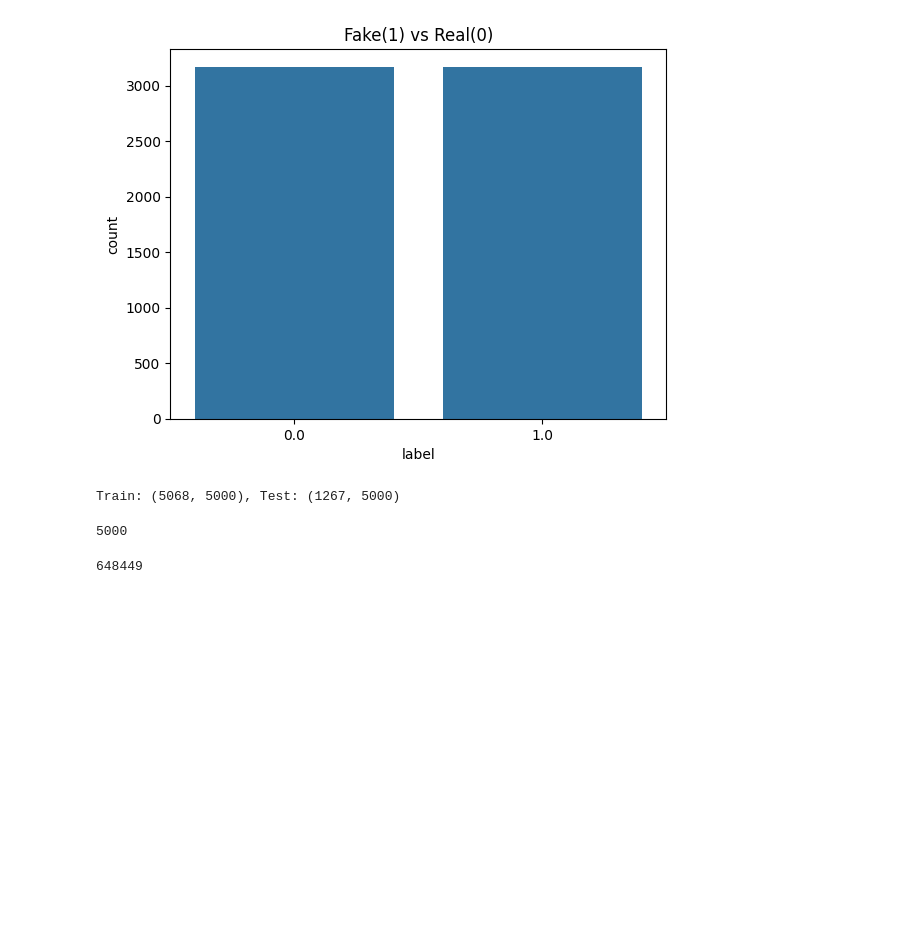
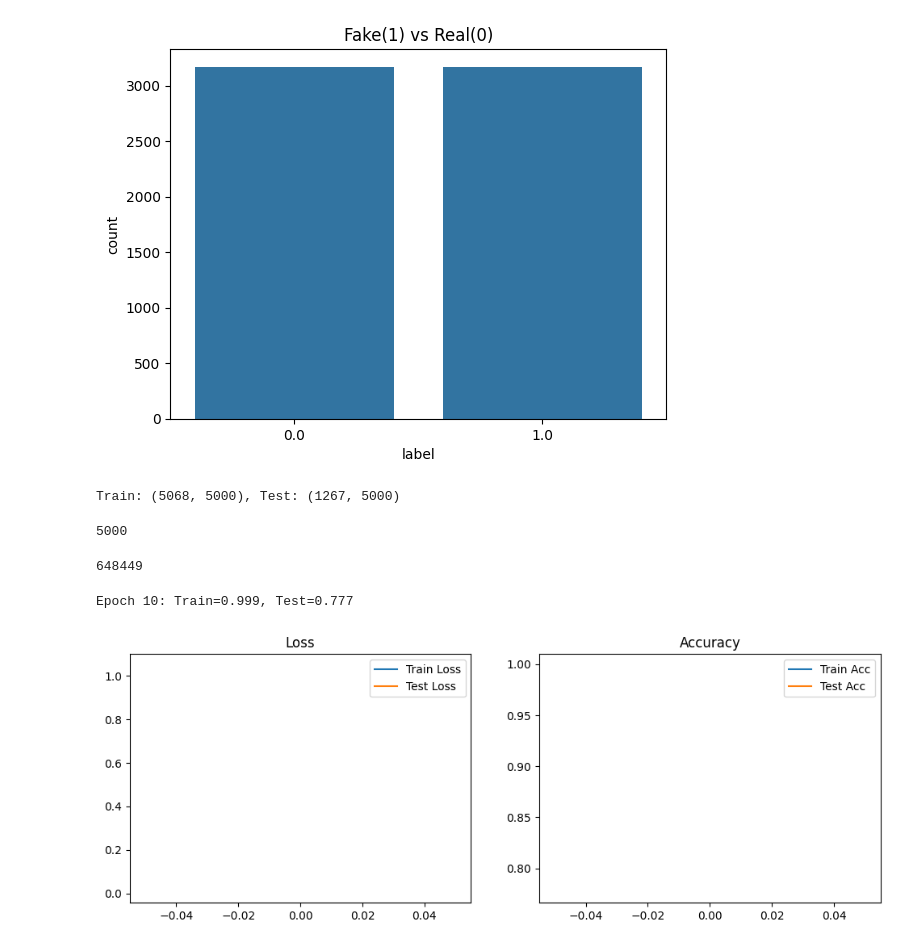
Before and after one commit to Herpsime/gdsc_study_session_ML_g1, a Jupyter notebook: news_neural_net/notebook/FakeNews.ipynb, the cells around one changed output. Drawn from its saved outputs; the diff is of its cells as text; code cells hidden in the pictures; blank space fills up the shorter version.

```diff
--- a/news_neural_net/notebook/FakeNews.ipynb
+++ b/news_neural_net/notebook/FakeNews.ipynb
@@ -125,0 +175,26 @@ sum(p.numel() for p in model.parameters())
+# %%
+    train_losses.append(running_loss / len(train_loader))
+    train_accs.append(correct_train / total_train)
+    test_losses.append(test_loss / len(test_loader))
+    test_accs.append(correct_test / total_test)
+
+    print(f'Epoch {epoch+1:2d}: Train={train_accs[-1]:.3f}, Test={test_accs[-1]:.3f}')
+# %% [output]
+Epoch 10: Train=0.999, Test=0.777
+# %%
+
+plt.figure(figsize=(12, 4))
+plt.subplot(1, 2, 1)
+plt.plot(train_losses, label='Train Loss')
+plt.plot(test_losses, label='Test Loss')
+plt.legend()
+plt.title('Loss')
+
+plt.subplot(1, 2, 2)
+plt.plot(train_accs, label='Train Acc')
+plt.plot(test_accs, label='Test Acc')
+plt.legend()
+plt.title('Accuracy')
+plt.show()
+# %% [output]
+[figure, added]
```
Also changed, not shown: parts of 1 cell of this notebook.
